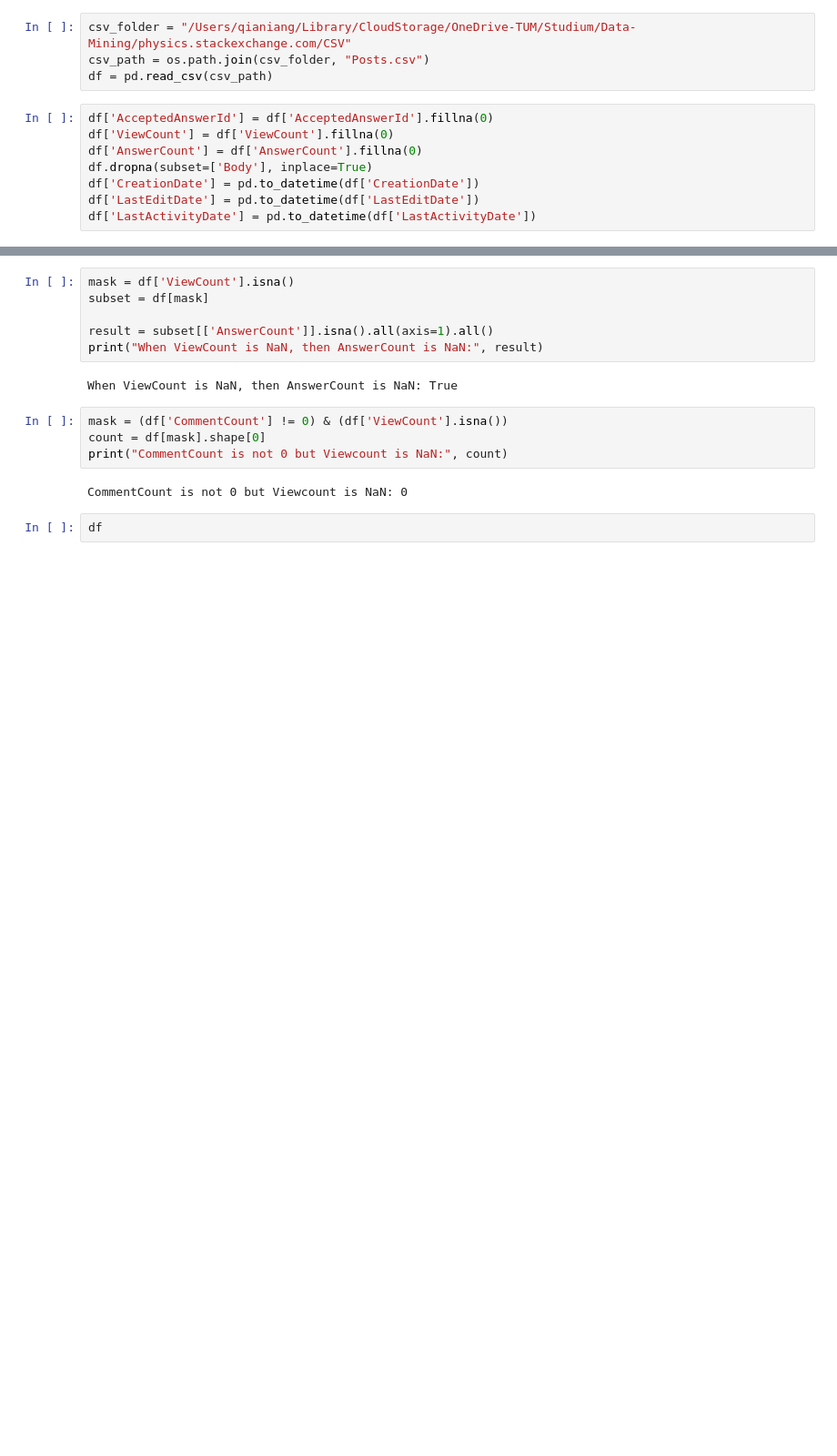
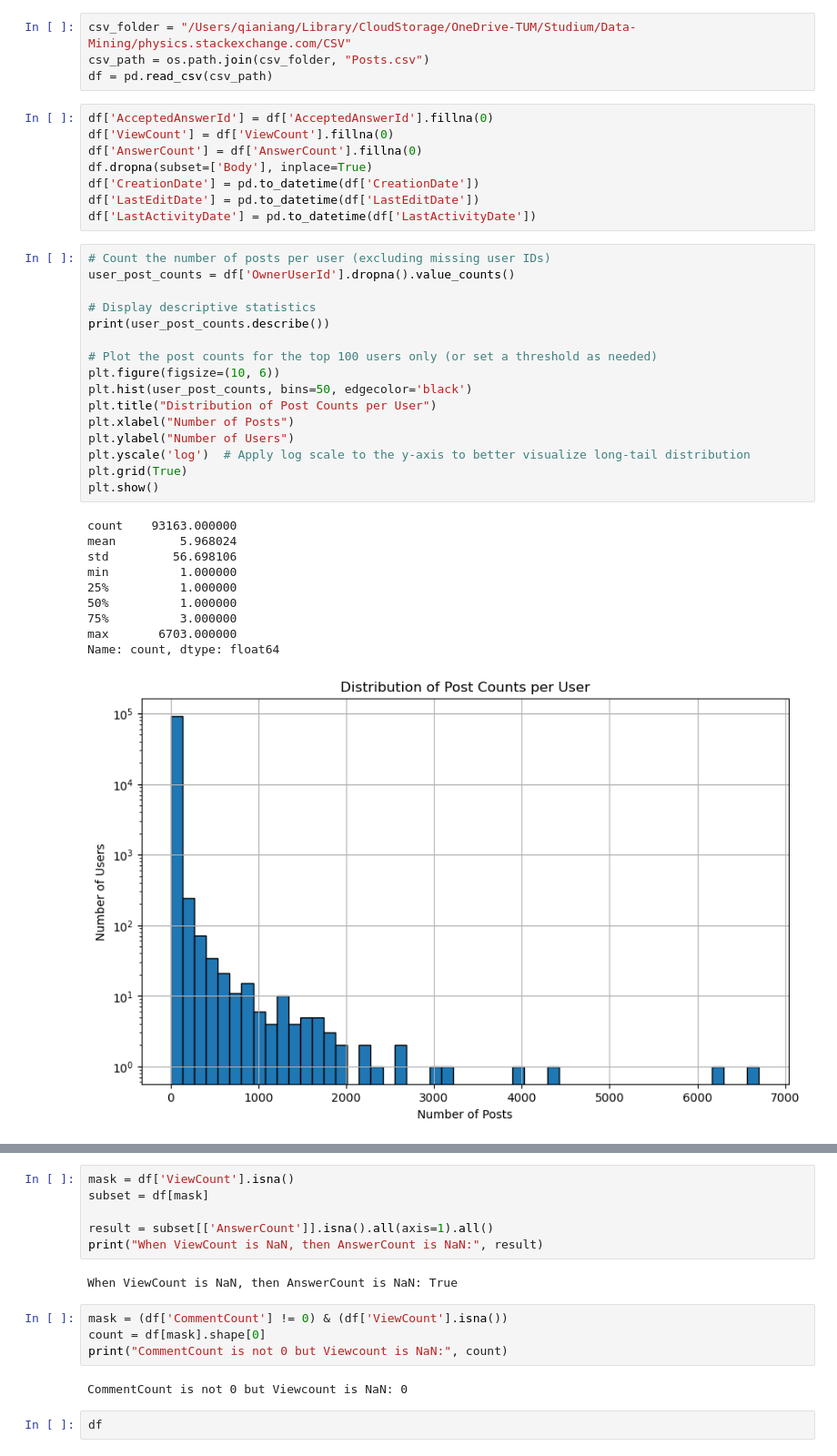
Before and after one commit to QiaNiang/Data-Mining-Stackexchange, a Jupyter notebook: EDA/Posts_Visualization.ipynb, the cells around one changed output, grey strips where cells are left out. Shown: that part at 91% size. Saved outputs shown, nothing was run; the diff lists cells and outputs as text; blank space fills up the shorter version.

```diff
--- a/EDA/Posts_Visualization.ipynb
+++ b/EDA/Posts_Visualization.ipynb
@@ -27,3 +27,30 @@ df.dropna(subset=['Body'], inplace=True)
 df['CreationDate'] = pd.to_datetime(df['CreationDate'])
 df['LastEditDate'] = pd.to_datetime(df['LastEditDate'])
 df['LastActivityDate'] = pd.to_datetime(df['LastActivityDate'])
+# %%
+# Count the number of posts per user (excluding missing user IDs)
+user_post_counts = df['OwnerUserId'].dropna().value_counts()
+
+# Display descriptive statistics
+print(user_post_counts.describe())
+
+# Plot the post counts for the top 100 users only (or set a threshold as needed)
+plt.figure(figsize=(10, 6))
+plt.hist(user_post_counts, bins=50, edgecolor='black')
+plt.title("Distribution of Post Counts per User")
+plt.xlabel("Number of Posts")
+plt.ylabel("Number of Users")
+plt.yscale('log')  # Apply log scale to the y-axis to better visualize long-tail distribution
+plt.grid(True)
+plt.show()
+# %% [output]
+count    93163.000000
+mean         5.968024
+std         56.698106
+min          1.000000
+25%          1.000000
+50%          1.000000
+75%          3.000000
+max       6703.000000
+Name: count, dtype: float64
+[figure, added]
```
Also changed, not shown: parts of 10 cells of this notebook.
